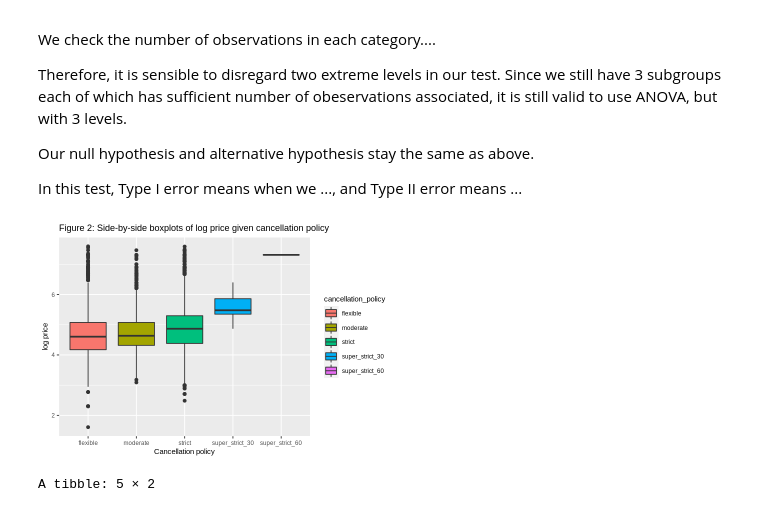
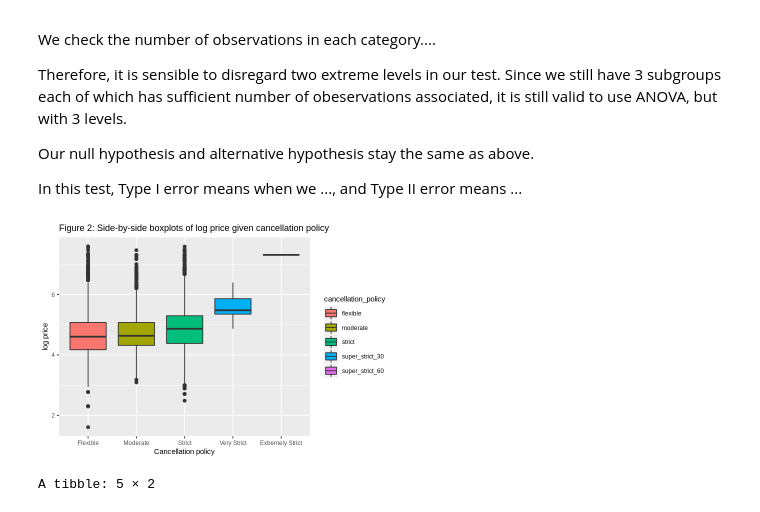
Before and after one commit to takumihoriba/stat201-project, a Jupyter notebook: proposal_final.ipynb, the cells around one changed output. Drawn from its saved outputs; the diff is of its cells as text; code cells hidden in the pictures.

```diff
--- a/proposal_final.ipynb
+++ b/proposal_final.ipynb
@@ -243,17 +233,17 @@ In this test, Type I error means when we ..., and Type II error means ...
 # %%
 # Comparison of mean log prices given cancellation policy
 options(repr.plot.width = 6, repr.plot.height = 4)
 
 
 bp <- Airbnb |>
     ggplot(aes(x = cancellation_policy, y = log_price, fill = cancellation_policy)) +
     geom_boxplot() +
-    # scale_x_discrete(labels = c("Flexible", "Moderate", "Strict", "Very Strict", "Extremely Strict"))+
+    scale_x_discrete(labels = c("Flexible", "Moderate", "Strict", "Very Strict", "Extremely Strict"))+
     theme(text=element_text(size=9))+
     labs(title = "Figure 2: Side-by-side boxplots of log price given cancellation policy", x = "Cancellation policy", y = "log price")
 bp
 # %% [output]
-[figure, old version]
+[figure, new version]
 # %%
 Airbnb |>
 group_by(cancellation_policy) |>
```
Also changed, not shown: parts of 6 cells of this notebook.
